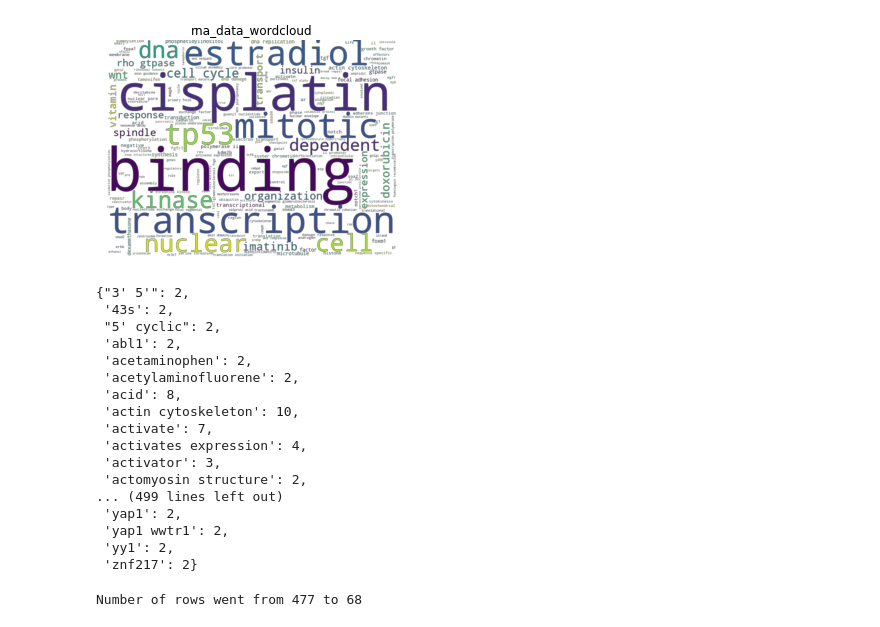
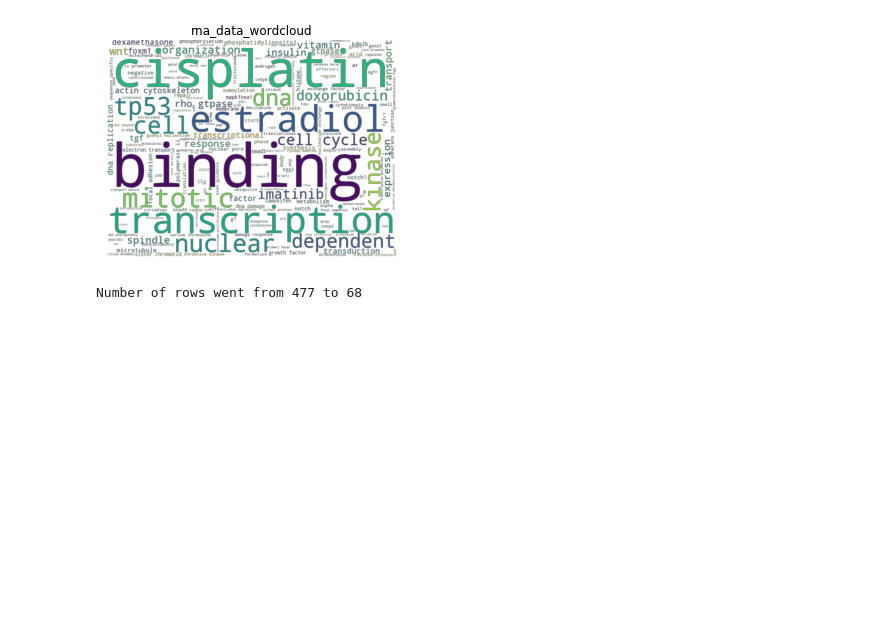
Before and after one commit to LoLab-MSM/MAGINE, a Jupyter notebook: examples/cisplatin/data_exploration.ipynb, the cells around one changed output. Cells and saved outputs as stored; diff of their text form; code cells hidden in the pictures; blank space fills up the shorter version.

```diff
--- a/examples/cisplatin/data_exploration.ipynb
+++ b/examples/cisplatin/data_exploration.ipynb
@@ -28,26 +28,9 @@ specific_array = et.filter_dataframe(enrichment_array, p_value=0.05, combined_sc
 rna_df = et.filter_dataframe(enrichment_array, p_value=0.05, combined_score=0.0,
                              category=['rna_up', 'rna_down'])
 # %%
-counts create_wordcloud(rna_df, 'rna_data_wordcloud')
+counts = create_wordcloud(rna_df, 'rna_data_wordcloud')
 # %% [output]
-[figure, old version]
+[figure, new version]
-{"3' 5'": 2,
- '43s': 2,
- "5' cyclic": 2,
- 'abl1': 2,
- 'acetaminophen': 2,
- 'acetylaminofluorene': 2,
- 'acid': 8,
- 'actin cytoskeleton': 10,
- 'activate': 7,
- 'activates expression': 4,
- 'activator': 3,
- 'actomyosin structure': 2,
-... (499 lines left out)
- 'yap1': 2,
- 'yap1 wwtr1': 2,
- 'yy1': 2,
- 'znf217': 2}
 # %%
 slimmed_array = et.remove_redundant(specific_array, threshold=0.5, verbose=False)
 # %% [output]
```
Also changed, not shown: parts of 2 cells of this notebook, 9 other files.
